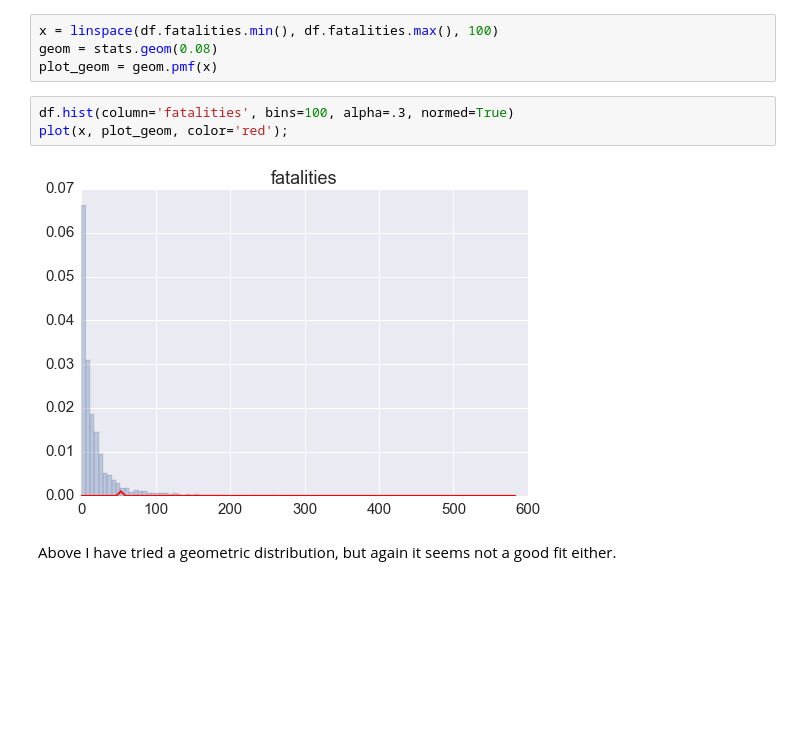
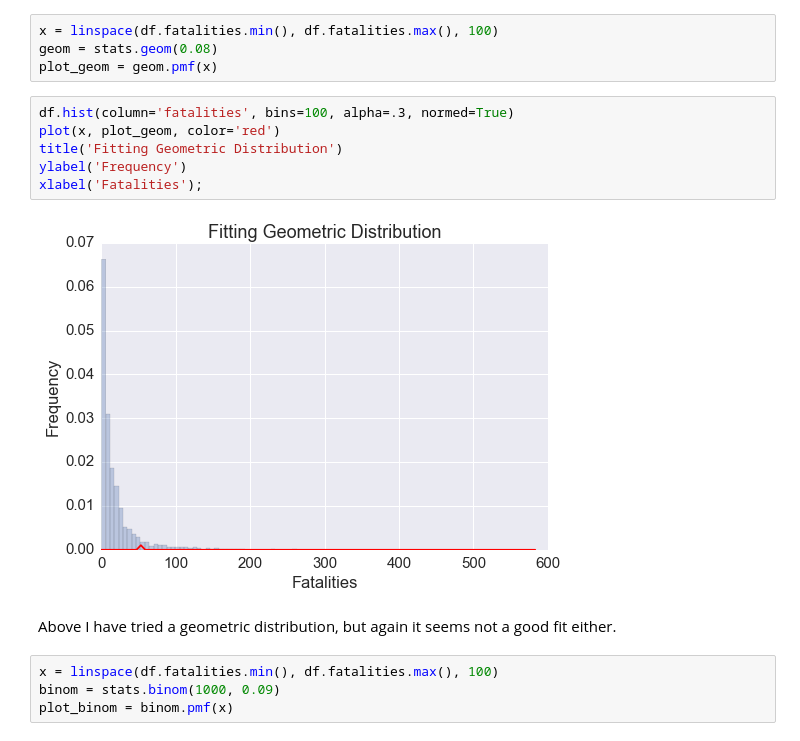
Before and after one commit to carlespoles/DSCI6002-student, a Jupyter notebook: week5/5-1_Review/DSCI6002-Midterm-Part2-CarlesPolesMielgo.ipynb, the cells around one changed output. Drawn from its saved outputs; the diff is of its cells as text; blank space fills up the shorter version.

```diff
--- a/week5/5-1_Review/DSCI6002-Midterm-Part2-CarlesPolesMielgo.ipynb
+++ b/week5/5-1_Review/DSCI6002-Midterm-Part2-CarlesPolesMielgo.ipynb
@@ -791,8 +840,15 @@ geom = stats.geom(0.08)
 plot_geom = geom.pmf(x)
 # %%
 df.hist(column='fatalities', bins=100, alpha=.3, normed=True)
-plot(x, plot_geom, color='red');
+plot(x, plot_geom, color='red')
+title('Fitting Geometric Distribution')
+ylabel('Frequency')
+xlabel('Fatalities');
 # %% [output]
-[figure, old version]
+[figure, new version]
 # %% [markdown]
 Above I have tried a geometric distribution, but again it seems not a good fit either.
+# %%
+x = linspace(df.fatalities.min(), df.fatalities.max(), 100)
+binom = stats.binom(1000, 0.09)
+plot_binom = binom.pmf(x)
```
Also changed, not shown: parts of 28 cells of this notebook.
